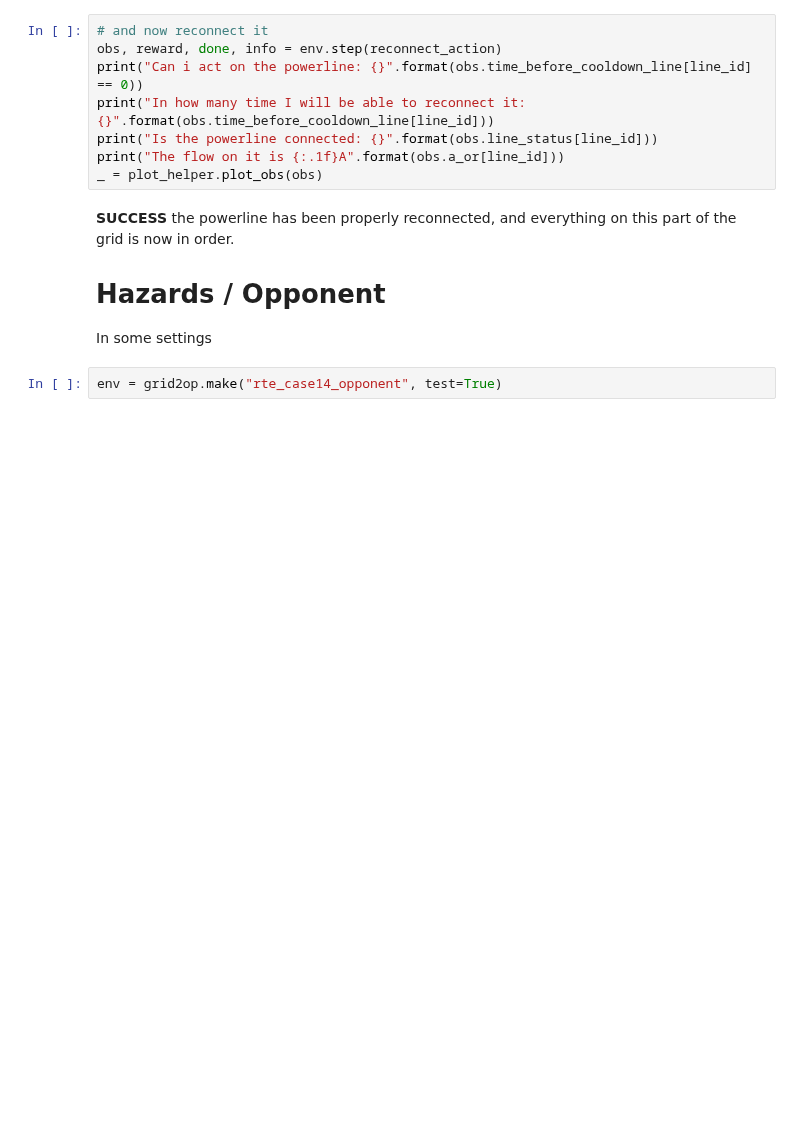
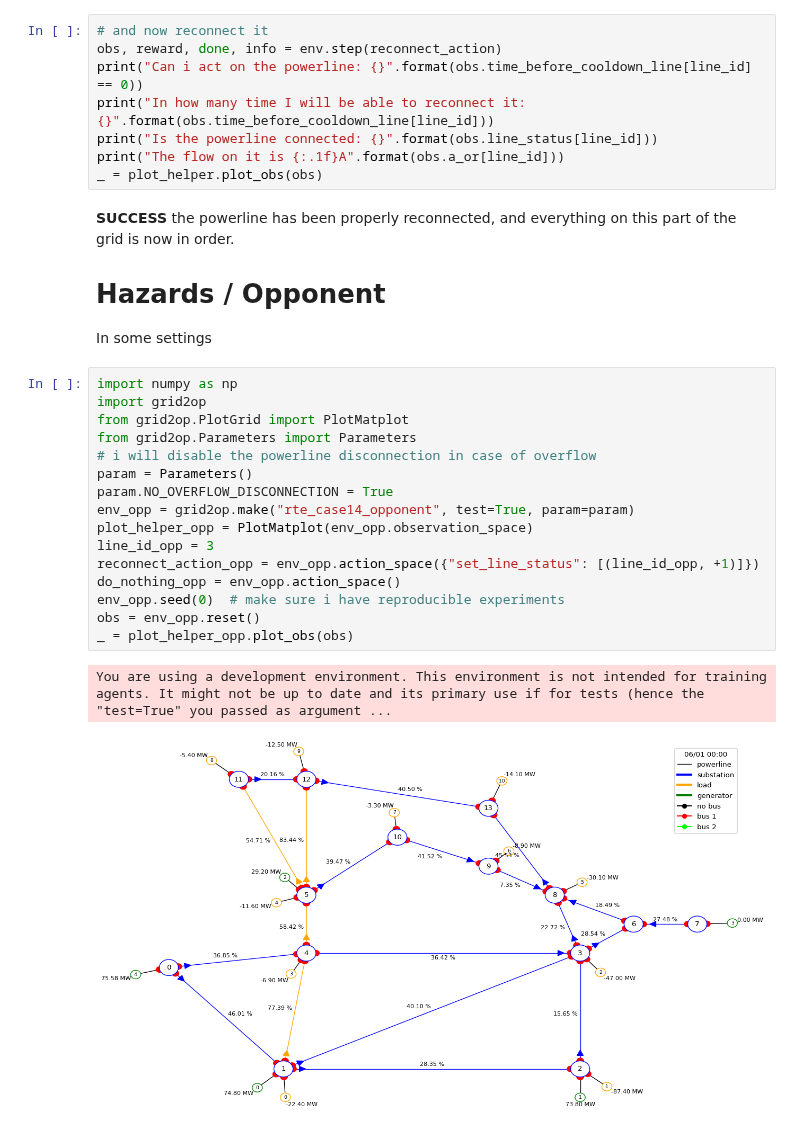
Before and after one commit to rte-france/Grid2Op, a Jupyter notebook: getting_started/9_EnvironmentModifications.ipynb, the cells around one changed output. Saved outputs shown, nothing was run; the diff lists cells and outputs as text; blank space fills up the shorter version.

```diff
--- a/getting_started/9_EnvironmentModifications.ipynb
+++ b/getting_started/9_EnvironmentModifications.ipynb
@@ -116,5 +116,22 @@ _ = plot_helper.plot_obs(obs)
 # Hazards / Opponent
 
 In some settings
-# %%
-env = grid2op.make("rte_case14_opponent", test=True)
+# %%
+import numpy as np
+import grid2op
+from grid2op.PlotGrid import PlotMatplot
+from grid2op.Parameters import Parameters
+# i will disable the powerline disconnection in case of overflow
+param = Parameters()
+param.NO_OVERFLOW_DISCONNECTION = True
+env_opp = grid2op.make("rte_case14_opponent", test=True, param=param)
+plot_helper_opp = PlotMatplot(env_opp.observation_space)
+line_id_opp = 3
+reconnect_action_opp = env_opp.action_space({"set_line_status": [(line_id_opp, +1)]})
+do_nothing_opp = env_opp.action_space()
+env_opp.seed(0)  # make sure i have reproducible experiments
+obs = env_opp.reset()
+_ = plot_helper_opp.plot_obs(obs)
+# %% [output]
+You are using a development environment. This environment is not intended for training agents. It might not be up to date and its primary use if for tests (hence the "test=True" you passed as argument ...
+[figure, added]
```
Also changed, not shown: parts of 5 cells of this notebook, 11 other files.
